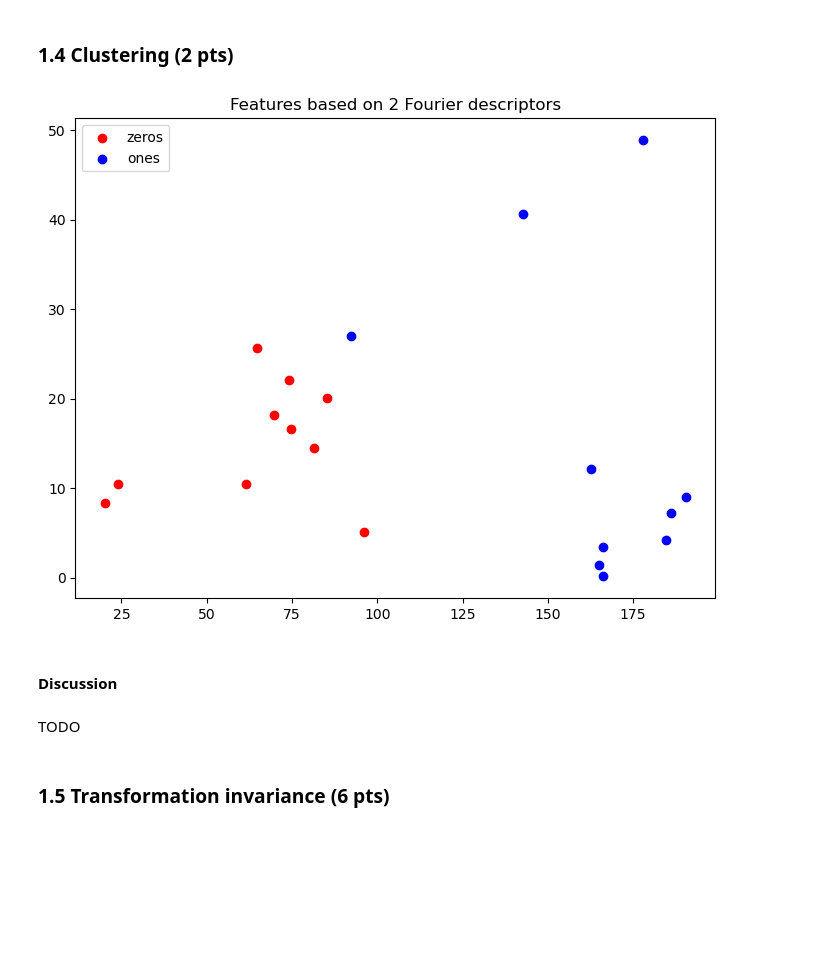
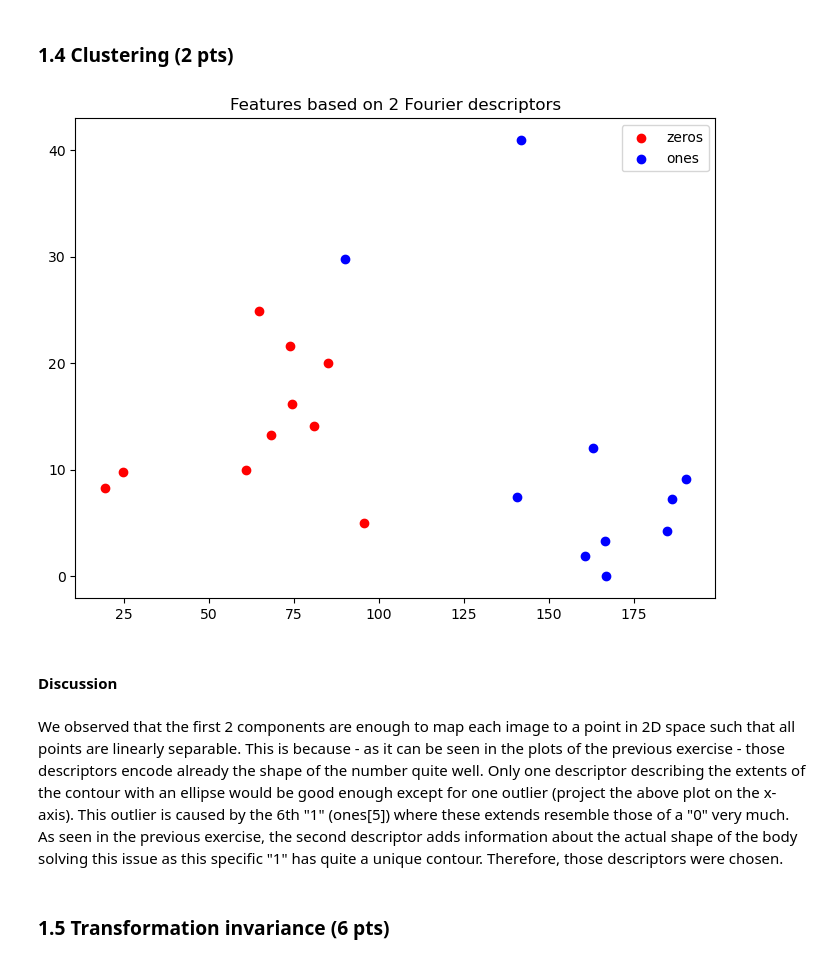
Before and after one commit to beckersven/iapr, a Jupyter notebook: labs/lab_02_object_description.ipynb, the cells around one changed output. Drawn from its saved outputs; the diff is of its cells as text; code cells hidden in the pictures; blank space fills up the shorter version.

```diff
--- a/labs/lab_02_object_description.ipynb
+++ b/labs/lab_02_object_description.ipynb
@@ -126,13 +126,23 @@ In this part you will use images of "0"s and "1"s.
 ### 1. Fourier Descriptors
 # %% [markdown]
 ### 1.1. Preprocess and visualization (2 pts)
-# %%
-import cv2
-import numpy as np
-def preprocess ( img ):
- temp = cv2.Canny(img,50,200)
-
- return temp
+# %%
+import cv2
+import numpy as np
+def preprocess ( img ):
+    img = img.copy()
+    temp = cv2.Canny(img,150,255)
+    #  Remove artifacts
+    im2 = temp.copy()
+    mask = np.zeros((np.array(temp.shape)+2), np.uint8)
+    cv2.floodFill(temp, mask, (0,0), (255))
+    temp = cv2.erode(temp, np.ones((3,3)))
+    temp = cv2.bitwise_not(temp)
+    temp = cv2.bitwise_and(temp,im2)
+    if np.all(temp == 0):
+        print("Only using Canny as floodfill not working properly ...")
+        temp = cv2.Canny(img,150,255)
+    return temp
 # %%
 # TODO: Fill the lists below with your preprocessed images of "0"s and "1"s
 zeros = [preprocess(img) for img in zeros_im]
@@ -258,11 +230,11 @@ TODO
 ### 1.3. Study effect of descriptors (6 pts)
 # %%
 # Define increasing set sizes of the descriptors. You can also change these numbers.
-descr_set_sizes = [1, 2, 5, 10, 20]
+descr_set_sizes = [1, 2, 10, 20, 49]
 
 # Define images for which you will show the recovery. You can also change the indexes.
-zero = zeros_im[0]
-one = ones_im[0]
+zero = zeros_im[5]
+one = ones_im[5]
 # %%
 from scipy.fft import fft, fftfreq, ifft
 desc = get_descriptors(zero)
@@ -358,40 +326,48 @@ zeros_f1 = []
 zeros_f2 = []
 # Fist feature for all "1"s
 ones_f1 = []
 # Second feature for all "1"s
 ones_f2 = []
 
 f1_idx = 1
 f2_idx = 2
 
 for zero in zeros:
-    zero_fourier = fft(get_descriptors(zero))
+    desc = get_descriptors(zero)
+    zero_fourier = fft(desc)
+    freq = fftfreq(len(desc), 1)
+    freq_pos_1 = np.argwhere(freq > -1e-9)[f1_idx]
+    freq_pos_2 = np.argwhere(freq > -1e-9)[f2_idx]
     zeros_f1.append(np.abs(zero_fourier[f1_idx]))
     zeros_f2.append(np.abs(zero_fourier[f2_idx]))
 
 
 
 for one in ones:
-    one_fourier = fft(get_descriptors(one))
+    desc = get_descriptors(one)
+    one_fourier = fft(desc)
+    freq = fftfreq(len(desc), 1)
+    freq_pos_1 = np.argwhere(freq > -1e-9)[f1_idx]
+    freq_pos_2 = np.argwhere(freq > -1e-9)[f2_idx]
     ones_f1.append(np.abs(one_fourier[f1_idx]))
     ones_f2.append(np.abs(one_fourier[f2_idx]))
 
 
 
 # Plot features for all images
 fig = plt.figure()
 ax = fig.add_axes([0,0,1,1])
 ax.scatter(zeros_f1, zeros_f2, color='r', label='zeros')
 ax.scatter(ones_f1, ones_f2, color='b', label='ones')
 ax.legend(loc='best')
 plt.title("Features based on 2 Fourier descriptors")
 plt.show()
 # %% [output]
-[figure, old version]
+[figure, new version]
 # %% [markdown]
 #### Discussion
-# %% [markdown]
-TODO
+# %% [markdown]
+We observed that the first 2 components are enough to map each image to a point in 2D space such that all points are linearly separable. This is because - as it can be seen in the plots of the previous exercise - those descriptors encode already the shape of the number quite well. Only one descriptor describing the extents of the contour with an ellipse would be good enough except for one outlier (project the above plot on the x-axis). This outlier is caused by the 6th "1" (ones[5]) where these extends resemble those of a "0" very much. As seen in the previous exercise, the second descriptor adds information about the actual shape of the body solving this issue as this specific "1" has quite a unique contour. Therefore, those descriptors were chosen.
 # %% [markdown]
 ### 1.5 Transformation invariance (6 pts)
 # %% [markdown]
```
Also changed, not shown: parts of 17 cells of this notebook.
